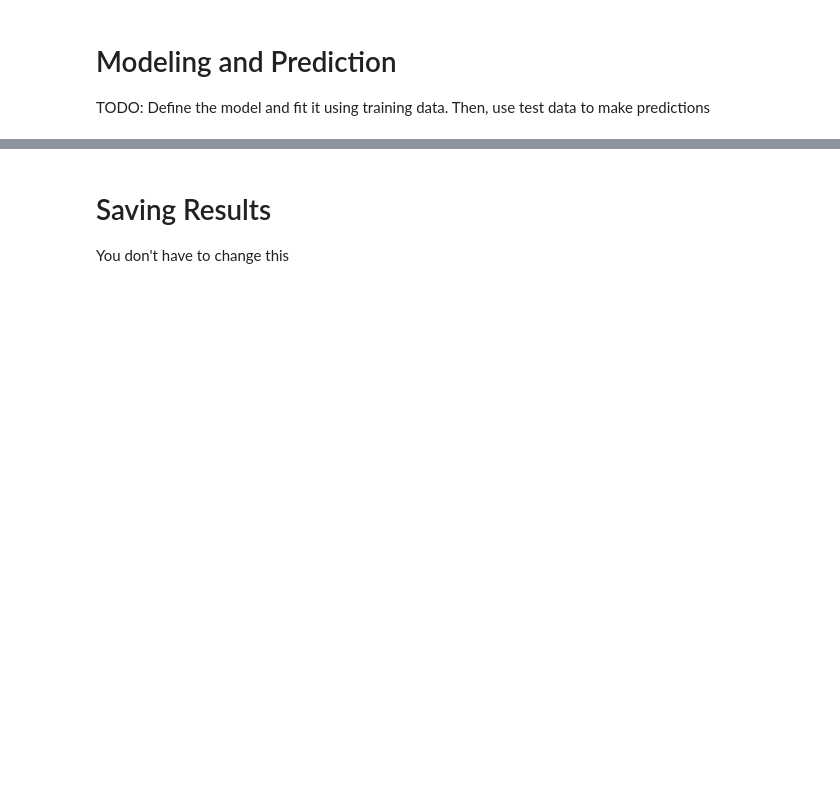
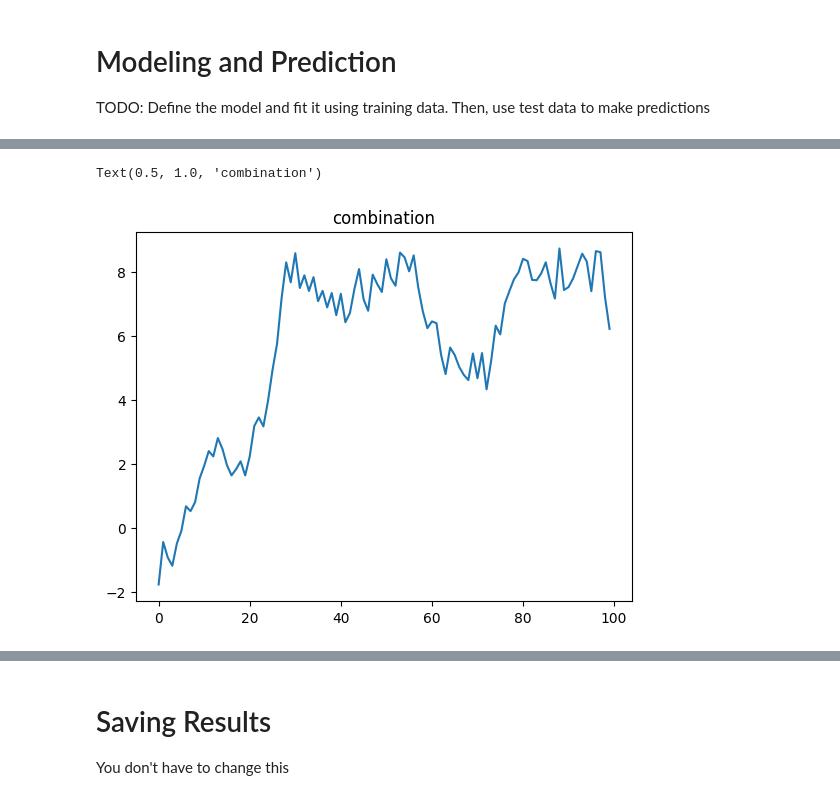
Before and after one commit to AntoniaGrindrod/IML-Task-2, a Jupyter notebook: template_solution.ipynb, the cells around one changed output, grey strips where cells are left out. Cells and saved outputs as stored; diff of their text form; code cells hidden in the pictures; blank space fills up the shorter version.

```diff
--- a/template_solution.ipynb
+++ b/template_solution.ipynb
@@ -385,0 +437,11 @@ assert y_pred.shape == (100,), "Invalid data shape"
+# %%
+#my combination
+gpr = GaussianProcessRegressor(kernel=RationalQuadratic()*DotProduct() + WhiteKernel())
+gpr.fit(X_train, y_train)
+y_pred_new = gpr.predict(X_test)
+
+plt.plot(y_pred_new)
+plt.title('combination')
+# %% [output]
+Text(0.5, 1.0, 'combination')
+[figure, added]
```
Also changed, not shown: parts of 10 cells of this notebook, 1 other file.
